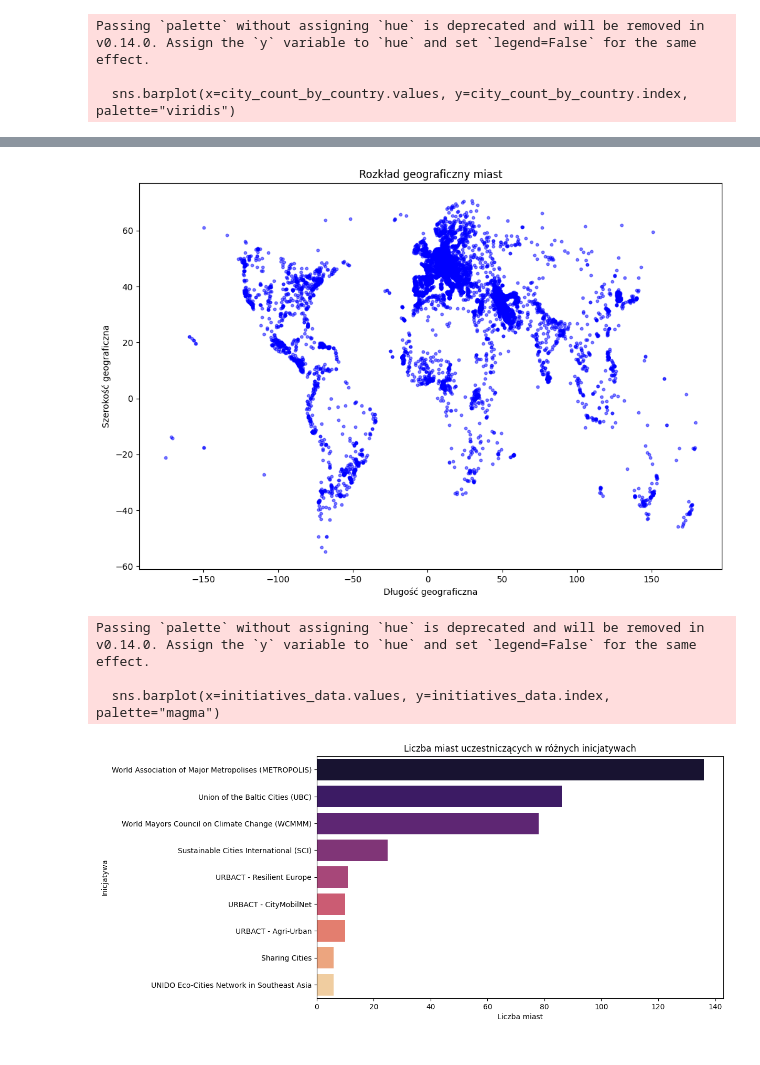
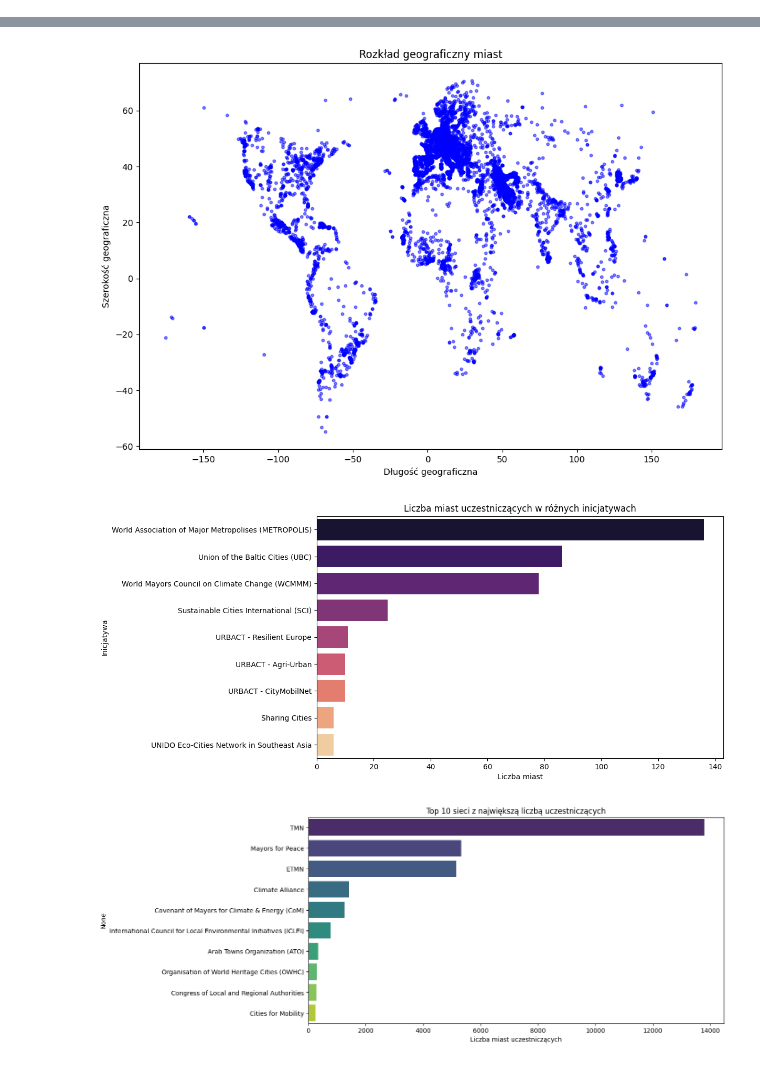
Before and after one commit to DawidLarkSkowron/AnomalyDetectionCityNetworks, a Jupyter notebook: Untitled8.ipynb, the cells around one changed output, grey strips where cells are left out. Saved outputs shown, nothing was run; the diff lists cells and outputs as text; code cells hidden in the pictures.

```diff
--- a/Untitled8.ipynb
+++ b/Untitled8.ipynb
@@ -10,41 +10,46 @@ data = pd.read_csv(file_path)
 # %%
 city_count_by_country = data['Country'].value_counts().nlargest(10)
 plt.figure(figsize=(10, 6))
-sns.barplot(x=city_count_by_country.values, y=city_count_by_country.index, palette="viridis")
+sns.barplot(x=city_count_by_country.values, y=city_count_by_country.index, hue=city_count_by_country.index, palette="viridis", legend=False)
 plt.title("Top 10 krajów z największą liczbą miast w zestawie danych")
 plt.xlabel("Liczba miast")
 plt.ylabel("Kraj")
 plt.show()
 
 plt.figure(figsize=(12, 8))
 plt.scatter(data['longitude'], data['latitude'], alpha=0.5, c='blue', s=10)
 plt.title("Rozkład geograficzny miast")
 plt.xlabel("Długość geograficzna")
 plt.ylabel("Szerokość geograficzna")
 plt.show()
 
 initiatives = ['Sharing Cities', 'Sustainable Cities International (SCI)',
                'UNIDO Eco-Cities Network in Southeast Asia',
                'Union of the Baltic Cities (UBC)',
                'URBACT - Agri-Urban', 'URBACT - CityMobilNet',
                'URBACT - Resilient Europe',
                'World Association of Major Metropolises (METROPOLIS)',
                'World Mayors Council on Climate Change (WCMMM)']
 initiatives_data = data[initiatives].sum().sort_values(ascending=False)
 
 plt.figure(figsize=(10, 6))
-sns.barplot(x=initiatives_data.values, y=initiatives_data.index, palette="magma")
+sns.barplot(x=initiatives_data.values, y=initiatives_data.index, hue=initiatives_data.index, palette="magma", legend=False)
 plt.title("Liczba miast uczestniczących w różnych inicjatywach")
 plt.xlabel("Liczba miast")
 plt.ylabel("Inicjatywa")
 plt.show()
 # %% [output]
-Passing `palette` without assigning `hue` is deprecated and will be removed in v0.14.0. Assign the `y` variable to `hue` and set `legend=False` for the same effect.
-
-  sns.barplot(x=city_count_by_country.values, y=city_count_by_country.index, palette="viridis")
 [figure]
 [figure]
-Passing `palette` without assigning `hue` is deprecated and will be removed in v0.14.0. Assign the `y` variable to `hue` and set `legend=False` for the same effect.
-
-  sns.barplot(x=initiatives_data.values, y=initiatives_data.index, palette="magma")
-[figure, old version]
+[figure, new version]
+# %%
+network_counts = data.iloc[:, 9:].sum().sort_values(ascending=False).head(10)
+
+# Narysuj 10 największych sieci
+plt.figure(figsize=(12, 6))
+sns.barplot(x=network_counts.values, y=network_counts.index, hue=network_counts.index, palette='viridis', legend=False)
+plt.xlabel('Liczba miast uczestniczących')
+plt.title('Top 10 sieci z największą liczbą uczestniczących')
+plt.show()
+# %% [output]
+[figure, added]
```
